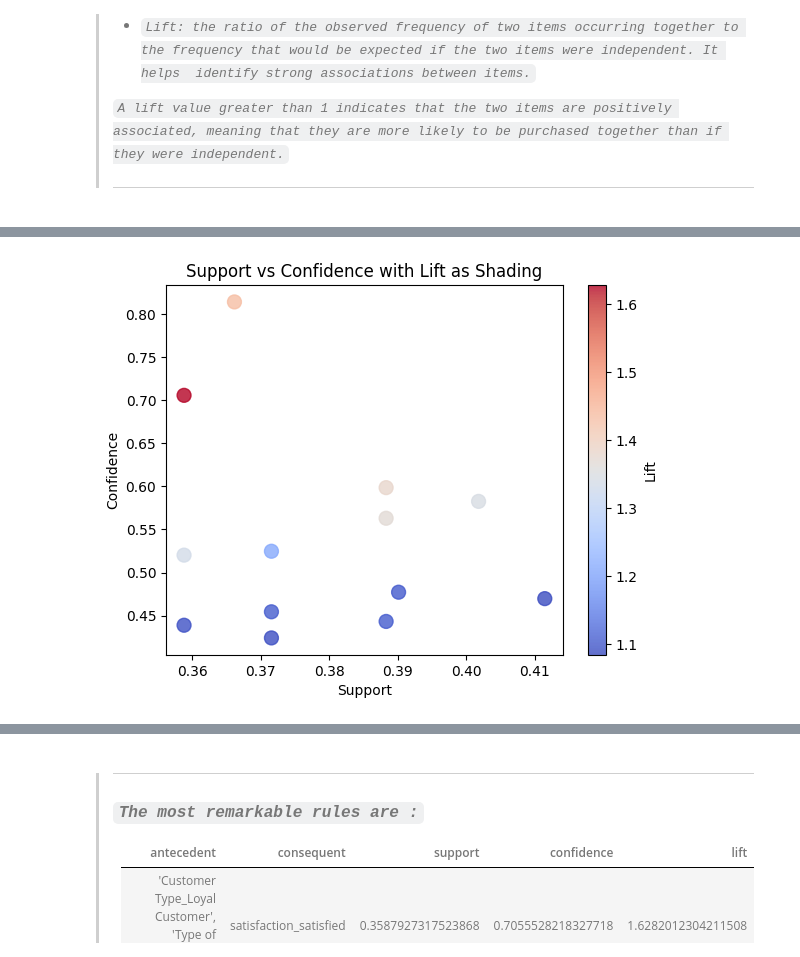
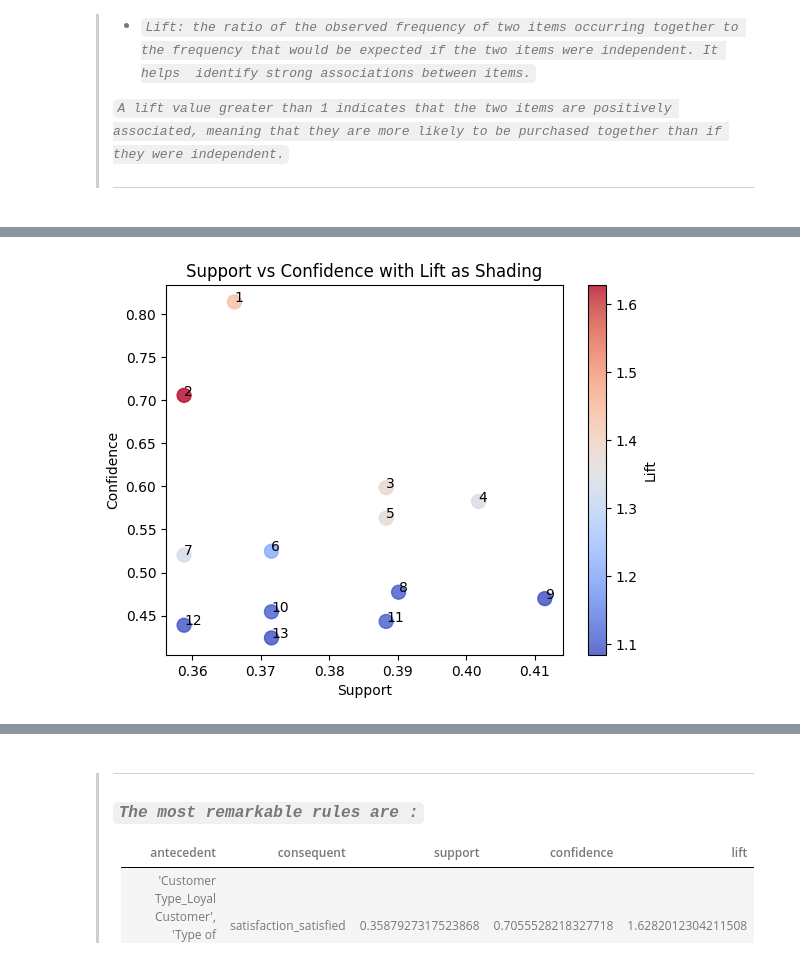
Before and after one commit to NouranHany/Airline-Satisfaction-Predictors, a Jupyter notebook: ModelPipelines/Apriori/Apriori.ipynb, the cells around one changed output, grey strips where cells are left out. Saved outputs shown, nothing was run; the diff lists cells and outputs as text; code cells hidden in the pictures.

Commit message:
Labeled Apriori graph

```diff
--- a/ModelPipelines/Apriori/Apriori.ipynb
+++ b/ModelPipelines/Apriori/Apriori.ipynb
@@ -99,4 +101,8 @@ rules_df = rules_df.sort_values(['confidence', 'lift'], ascending =[False, False
 rules_df = rules_df[rules_df['consequents'].astype(str).str.contains('satisfaction')]
 
 # write the rules to a txt file
-rules_df.to_csv('rules.txt', sep='\t', index=False)
+# rules_df.to_csv('rules.txt', sep='\t', index=False)
+
+df_new=rules_df[['antecedents', 'consequents', 'support', 'confidence', 'lift']]
+df_new.index = range(1, len(df_new) + 1)
+df_new
@@ -103,19 +124,23 @@ rules_df.to_csv('rules.txt', sep='\t', index=False)
 # %%
-support=rules_df['support'].values
-confidence=rules_df['confidence'].values
-lift=rules_df['lift'].values
+support=df_new['support'].values
+confidence=df_new['confidence'].values
+lift=df_new['lift'].values
 
 plt.scatter(support, confidence, c=lift, cmap='coolwarm', s=100, alpha=0.8)
+
+for i in range(len(support)):
+    plt.annotate(str(i+1), (support[i], confidence[i]))
+
 # Add colorbar
 cbar = plt.colorbar()
 cbar.set_label('Lift')
 
 # Add labels and title
 plt.xlabel('Support')
 plt.ylabel('Confidence')
 plt.title('Support vs Confidence with Lift as Shading')
 
 # Show the plot
 plt.show()
 # %% [output]
-[figure, old version]
+[figure, new version]
```
Also changed, not shown: parts of 4 cells of this notebook.
